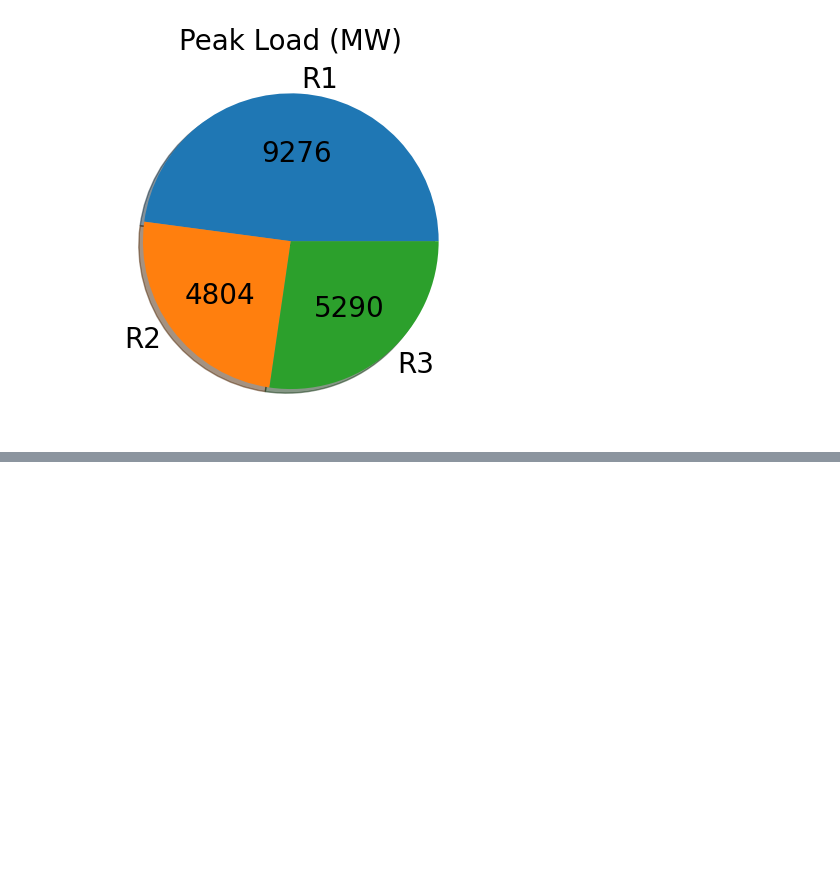
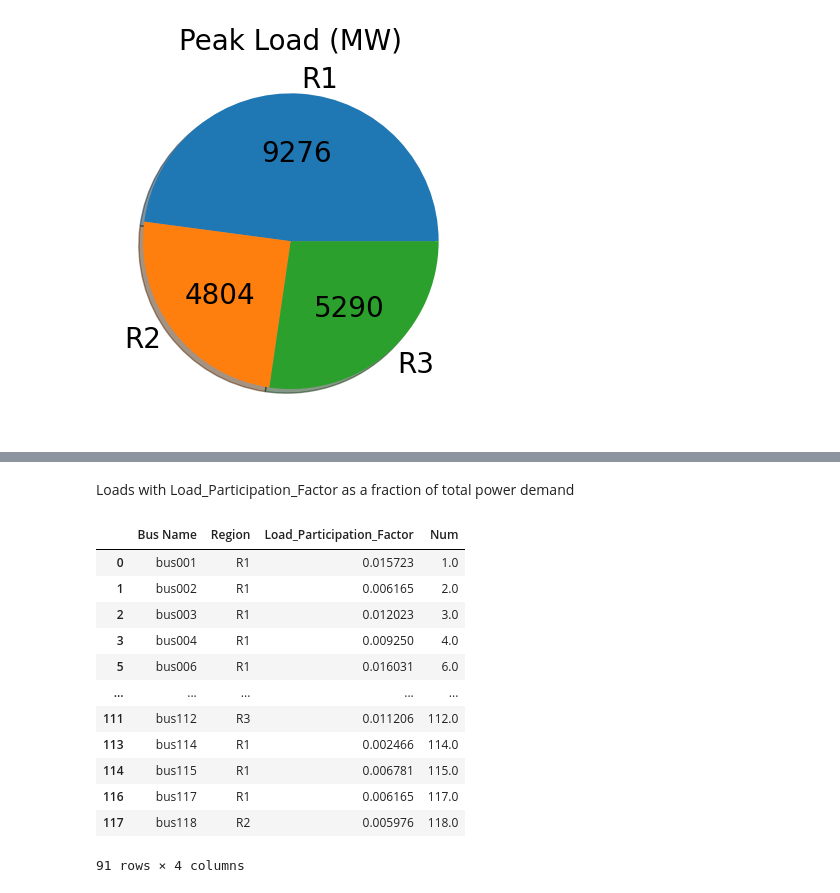
Before and after one commit to MauroGarciaLorenzo/datagen, a Jupyter notebook: Setup118/Setup NREL Vesion of 118 bus system.ipynb, the cells around one changed output, grey strips where cells are left out. Saved outputs shown, nothing was run; the diff lists cells and outputs as text; code cells hidden in the pictures; blank space fills up the shorter version.

```diff
--- a/Setup118/Setup NREL Vesion of 118 bus system.ipynb
+++ b/Setup118/Setup NREL Vesion of 118 bus system.ipynb
@@ -599,3 +410,0 @@ def create_OpDataExcel(Buses, columns_order, path):
-# %%
-T_Gen = create_OpDataExcel(Buses, columns_order, path)
-T_Gen
@@ -849,0 +422,23 @@ regions_GC
+# %%
+def create_OpDataExcel(Buses, Generators_sys, columns_order):
+
+    T_Loads=Buses.query('Load_Participation_Factor !=00')
+    T_Loads['Load_Participation_Factor']=T_Loads['Load_Participation_Factor']/3
+    T_Buses=Buses[['Bus Name','Region']]
+
+    T_Gen=Generators_sys[['BusNum','Pmax_CIG']]
+    # T_Gen['BusName']=Generators_sys[['BusName']]
+    T_Gen['Pmax_SG']=Generators_sys['Pmax_TOT_SG']
+    T_Gen['Pmax']=np.array(T_Gen[['Pmax_SG']])+np.array(T_Gen[['Pmax_CIG']])
+    T_Gen['Snom']=T_Gen['Pmax']/0.95
+    T_Gen['Snom_SG']=T_Gen['Pmax_SG']/0.95
+    T_Gen['Snom_CIG']=T_Gen['Pmax_CIG']/0.95
+    T_Gen['Pmin']=T_Gen['Snom']*0.2
+    T_Gen['Pmin_SG']=T_Gen['Snom_SG']*0.2
+    T_Gen['Pmin_CIG']=T_Gen['Snom_CIG']*0.2
+    T_Gen['Qmax']=T_Gen['Pmax']*0.33
+    T_Gen['Qmin']=-T_Gen['Pmin']*0.33
+    T_Gen['Region']=Generators_sys['Region']
+    T_Gen=T_Gen[columns_order]
+
+    return T_Gen, T_Loads, T_Buses
@@ -849,0 +447,4 @@ regions_GC
+# %%
+columns_order=['BusNum','Snom_SG','Snom_CIG','Snom','Pmax','Pmin','Qmax','Qmin','Region','Pmax_SG','Pmax_CIG','Pmin_SG','Pmin_CIG']#'BusName',
+
+T_Gen, T_Loads, T_Buses = create_OpDataExcel(Buses, Generators_NREL, columns_order)
@@ -849,0 +483,18 @@ regions_GC
+# %% [markdown]
+Loads with Load_Participation_Factor as a fraction of total power demand
+# %%
+T_Loads
+# %% [output]
+|  | Bus Name | Region | Load_Participation_Factor | Num |
+| 0 | bus001 | R1 | 0.015723 | 1.0 |
+| 1 | bus002 | R1 | 0.006165 | 2.0 |
+| 2 | bus003 | R1 | 0.012023 | 3.0 |
+| 3 | bus004 | R1 | 0.009250 | 4.0 |
+| 5 | bus006 | R1 | 0.016031 | 6.0 |
+| ... | ... | ... | ... | ... |
+| 111 | bus112 | R3 | 0.011206 | 112.0 |
+| 113 | bus114 | R1 | 0.002466 | 114.0 |
+| 114 | bus115 | R1 | 0.006781 | 115.0 |
+| 116 | bus117 | R1 | 0.006165 | 117.0 |
+| 117 | bus118 | R2 | 0.005976 | 118.0 |
+91 rows × 4 columns
```
Also changed, not shown: parts of 63 cells of this notebook.
